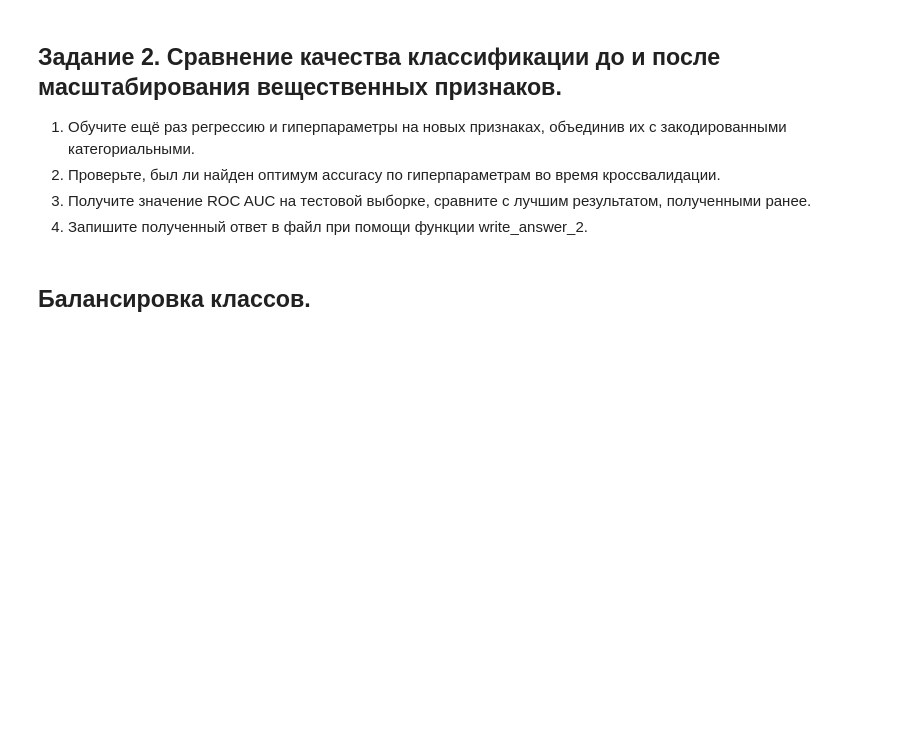
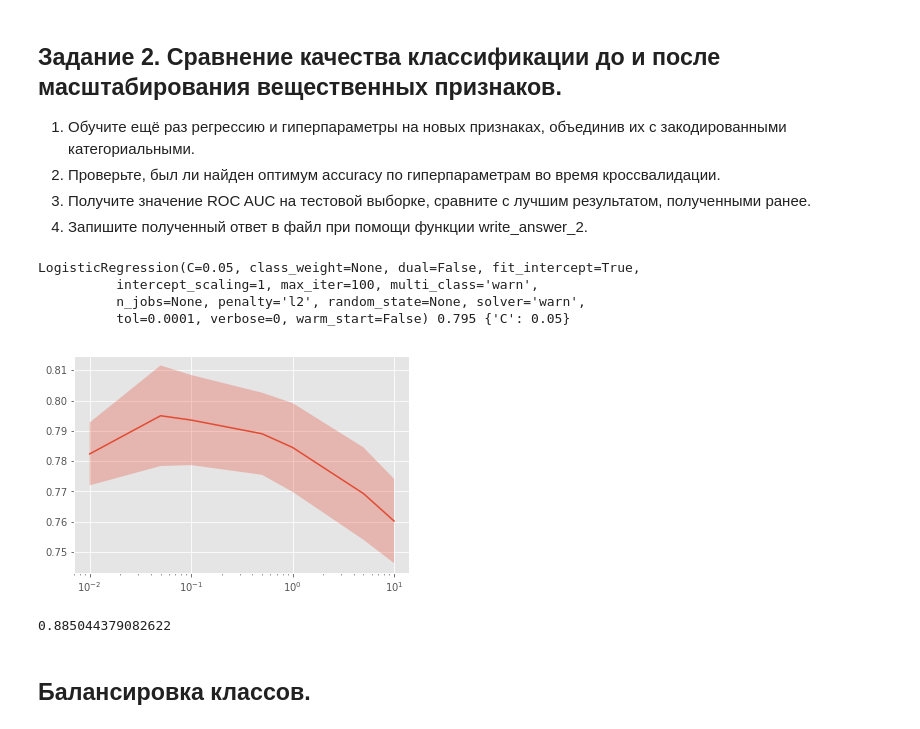
Before and after one commit to dpustovarov/machine-learning-data-analysis, a Jupyter notebook: 2-supervised-learning/week-3/Preprocessing_LR_Coursera.ipynb, the cells around one changed output. Saved outputs shown, nothing was run; the diff lists cells and outputs as text; code cells hidden in the pictures; blank space fills up the shorter version.

```diff
--- a/2-supervised-learning/week-3/Preprocessing_LR_Coursera.ipynb
+++ b/2-supervised-learning/week-3/Preprocessing_LR_Coursera.ipynb
@@ -293,3 +357,9 @@ from sklearn.preprocessing import StandardScaler
+# %%
+from sklearn.preprocessing import StandardScaler
+
+scaler = StandardScaler()
+X_train_real_scaled = scaler.fit_transform(X_train_real_zeros)
+X_test_real_scaled = scaler.transform(X_test_real_zeros)
 # %% [markdown]
 ## Сравнение признаковых пространств.
 # %% [markdown]
@@ -316,3 +382,23 @@ def write_answer_2(auc):
+# %%
+def write_answer_2(auc):
+    with open("preprocessing_lr_answer2.txt", "w") as fout:
+        fout.write(str(auc))
+
+optimizer = GridSearchCV(LogisticRegression(), param_grid, cv=cv, n_jobs=-1)
+optimizer.fit(np.hstack((X_train_real_scaled, X_train_cat_oh)), y_train)
+print(optimizer.best_estimator_, optimizer.best_score_, optimizer.best_params_)
+plot_scores(optimizer)
+auc_scaled = roc_auc_score(y_test, optimizer.predict_proba(np.hstack((X_test_real_scaled, X_test_cat_oh)))[:,1])
+print(auc_scaled)
+
+write_answer_2(auc_scaled)
+# %% [output]
+LogisticRegression(C=0.05, class_weight=None, dual=False, fit_intercept=True,
+          intercept_scaling=1, max_iter=100, multi_class='warn',
+          n_jobs=None, penalty='l2', random_state=None, solver='warn',
+          tol=0.0001, verbose=0, warm_start=False) 0.795 {'C': 0.05}
+[figure, added]
+0.885044379082622
 # %% [markdown]
 ## Балансировка классов.
 # %% [markdown]
```
Also changed, not shown: parts of 30 cells of this notebook, 6 other files.
